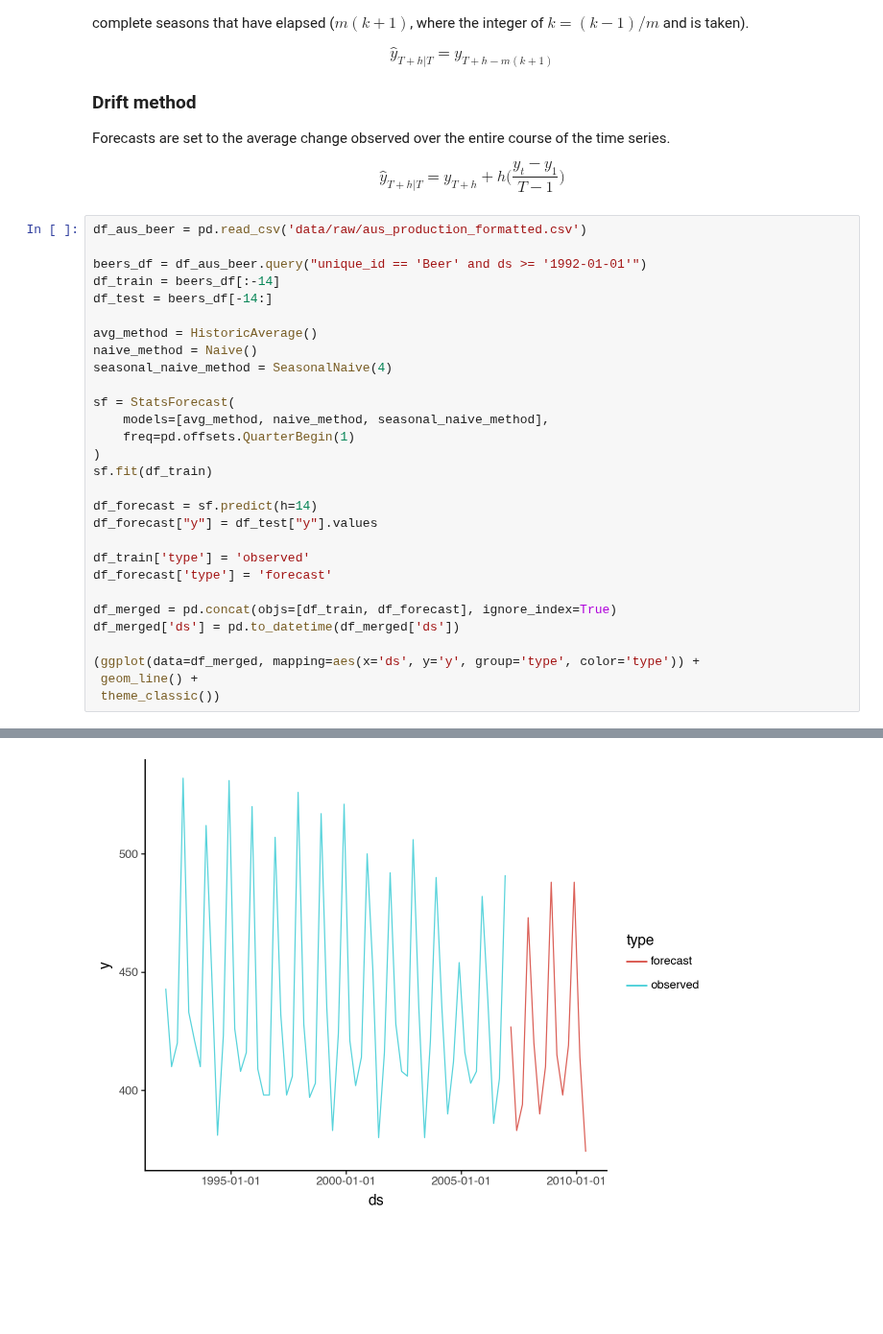
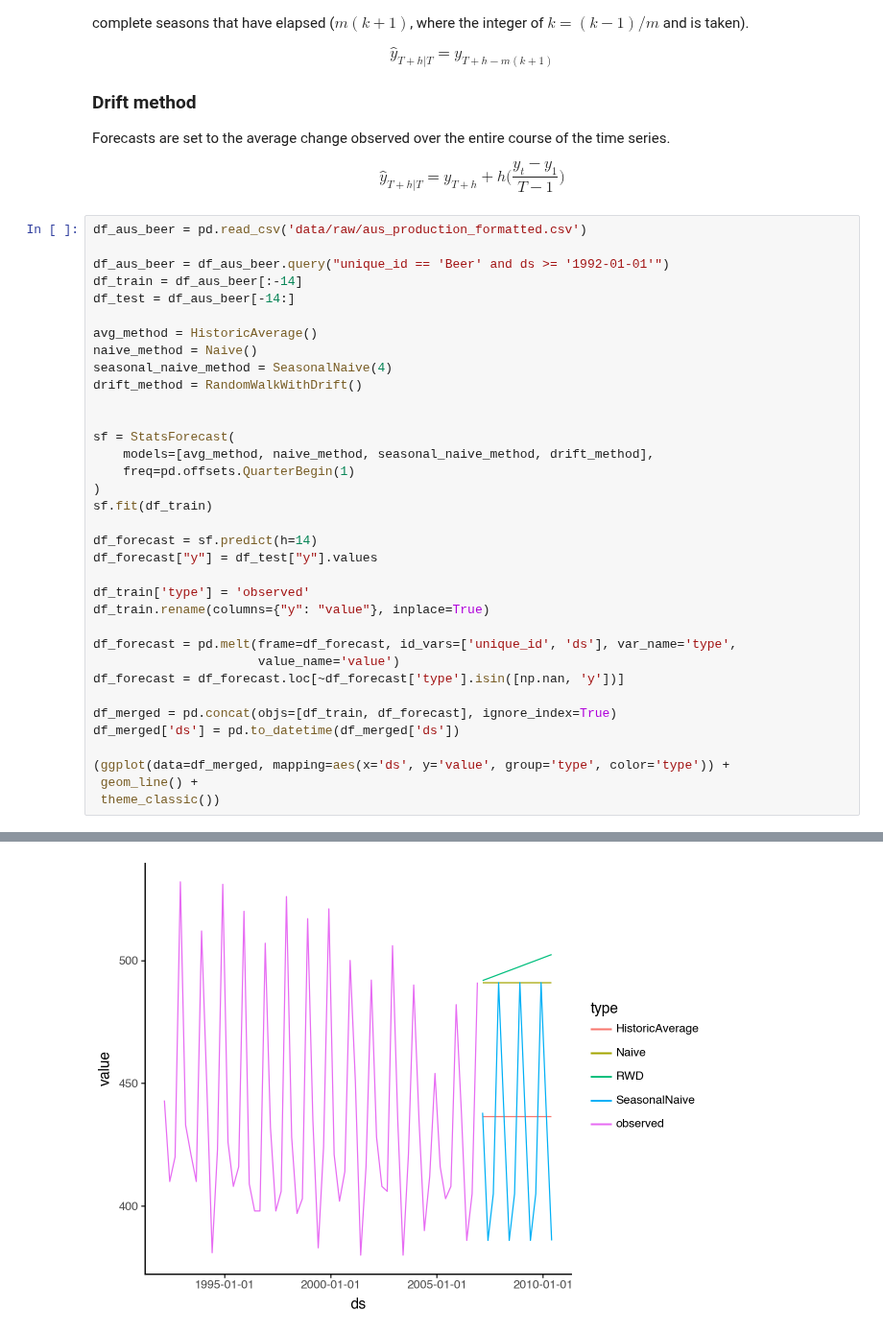
Before and after one commit to sebsciarra/gas_pump_prices, a Jupyter notebook: notebooks/chap5_forecaster_toolbox.ipynb, the cells around one changed output, grey strips where cells are left out. Shown at 96% size. Drawn from its saved outputs; the diff is of its cells as text; blank space fills up the shorter version.

```diff
--- a/notebooks/chap5_forecaster_toolbox.ipynb
+++ b/notebooks/chap5_forecaster_toolbox.ipynb
@@ -86,16 +90,18 @@ $$
 # %%
 df_aus_beer = pd.read_csv('data/raw/aus_production_formatted.csv')
 
-beers_df = df_aus_beer.query("unique_id == 'Beer' and ds >= '1992-01-01'")
-df_train = beers_df[:-14]
-df_test = beers_df[-14:]
+df_aus_beer = df_aus_beer.query("unique_id == 'Beer' and ds >= '1992-01-01'")
+df_train = df_aus_beer[:-14]
+df_test = df_aus_beer[-14:]
 
 avg_method = HistoricAverage()
 naive_method = Naive()
 seasonal_naive_method = SeasonalNaive(4)
+drift_method = RandomWalkWithDrift()
+
 
 sf = StatsForecast(
-    models=[avg_method, naive_method, seasonal_naive_method],
+    models=[avg_method, naive_method, seasonal_naive_method, drift_method],
     freq=pd.offsets.QuarterBegin(1)
 )
 sf.fit(df_train)
@@ -104,12 +110,16 @@ df_forecast = sf.predict(h=14)
 df_forecast["y"] = df_test["y"].values
 
 df_train['type'] = 'observed'
-df_forecast['type'] = 'forecast'
+df_train.rename(columns={"y": "value"}, inplace=True)
+
+df_forecast = pd.melt(frame=df_forecast, id_vars=['unique_id', 'ds'], var_name='type',
+                      value_name='value')
+df_forecast = df_forecast.loc[~df_forecast['type'].isin([np.nan, 'y'])]
 
 df_merged = pd.concat(objs=[df_train, df_forecast], ignore_index=True)
 df_merged['ds'] = pd.to_datetime(df_merged['ds'])
 
-(ggplot(data=df_merged, mapping=aes(x='ds', y='y', group='type', color='type')) +
+(ggplot(data=df_merged, mapping=aes(x='ds', y='value', group='type', color='type')) +
  geom_line() +
  theme_classic())
 # %% [output]
@@ -120 +133 @@ See the caveats in the documentation: https://pandas.pydata.org/pandas-docs/stab
-[figure, old version]
+[figure, new version]
```
Also changed, not shown: parts of 11 cells of this notebook.
